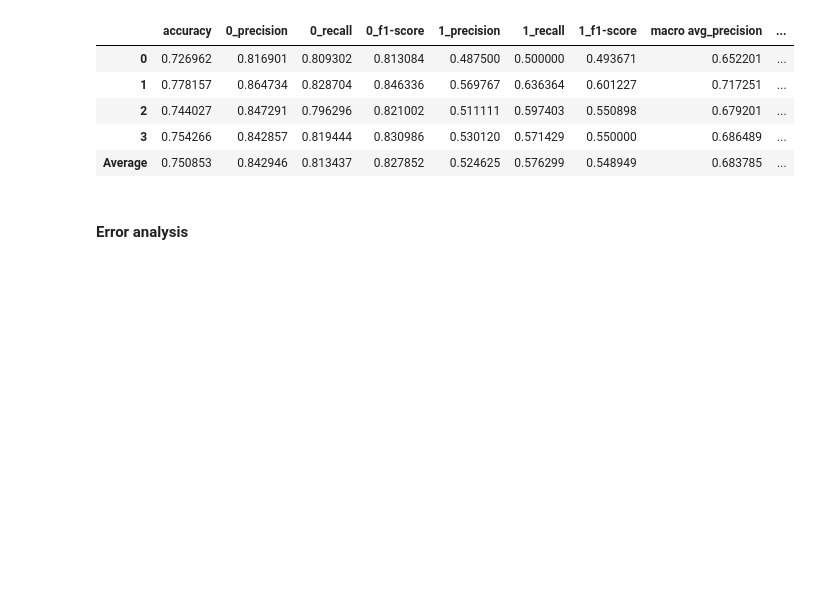
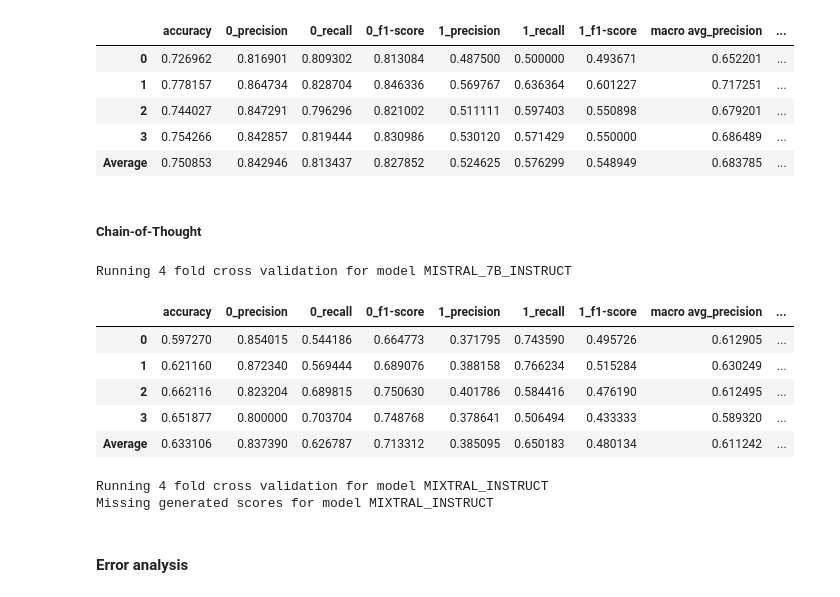
Before and after one commit to matsbratvold/Checkworthiness-Detection-with-Open-Source-LLMs, a Jupyter notebook: src/llm.ipynb, the cells around one changed output. Cells and saved outputs as stored; diff of their text form; code cells hidden in the pictures; blank space fills up the shorter version.

```diff
--- a/src/llm.ipynb
+++ b/src/llm.ipynb
@@ -243,6 +283,38 @@ Running 4 fold cross validation for model MIXTRAL_INSTRUCT
 | 2 | 0.744027 | 0.847291 | 0.796296 | 0.821002 | 0.511111 | 0.597403 | 0.550898 | 0.679201 | ... |
 | 3 | 0.754266 | 0.842857 | 0.819444 | 0.830986 | 0.530120 | 0.571429 | 0.550000 | 0.686489 | ... |
 | Average | 0.750853 | 0.842946 | 0.813437 | 0.827852 | 0.524625 | 0.576299 | 0.548949 | 0.683785 | ... |
+# %% [markdown]
+##### Chain-of-Thought
+# %%
+%autoreload
+
+import os
+crossval_folder = "../data/CheckThat2021Task1a/crossval"
+for model_id in HuggingFaceModel:
+    print(f"Running 4 fold cross validation for model {model_id.name}")
+    dataset_path = f"../results/CheckThat/{model_id.name}/zeroshot/chain-of-thought-scores.csv"
+    if not os.path.exists(dataset_path):
+        print(f"Missing generated scores for model {model_id.name}")
+        continue
+    dataset_with_scores = pd.read_csv(dataset_path, index_col=0)
+    save_folder = f"../results/CheckThat/{model_id.name}/zeroshot/CoT"
+    result = run_llm_cross_validation(
+        data=dataset_with_scores,
+        label_column="check_worthiness",
+        crossval_folder=crossval_folder,
+        save_folder=save_folder,
+    )
+    display(result)
+# %% [output]
+Running 4 fold cross validation for model MISTRAL_7B_INSTRUCT
+|  | accuracy | 0_precision | 0_recall | 0_f1-score | 1_precision | 1_recall | 1_f1-score | macro avg_precision | ... |
+| 0 | 0.597270 | 0.854015 | 0.544186 | 0.664773 | 0.371795 | 0.743590 | 0.495726 | 0.612905 | ... |
+| 1 | 0.621160 | 0.872340 | 0.569444 | 0.689076 | 0.388158 | 0.766234 | 0.515284 | 0.630249 | ... |
+| 2 | 0.662116 | 0.823204 | 0.689815 | 0.750630 | 0.401786 | 0.584416 | 0.476190 | 0.612495 | ... |
+| 3 | 0.651877 | 0.800000 | 0.703704 | 0.748768 | 0.378641 | 0.506494 | 0.433333 | 0.589320 | ... |
+| Average | 0.633106 | 0.837390 | 0.626787 | 0.713312 | 0.385095 | 0.650183 | 0.480134 | 0.611242 | ... |
+Running 4 fold cross validation for model MIXTRAL_INSTRUCT
+Missing generated scores for model MIXTRAL_INSTRUCT
 # %% [markdown]
 #### Error analysis
 # %%
```
Also changed, not shown: parts of 10 cells of this notebook, 4 other files.
